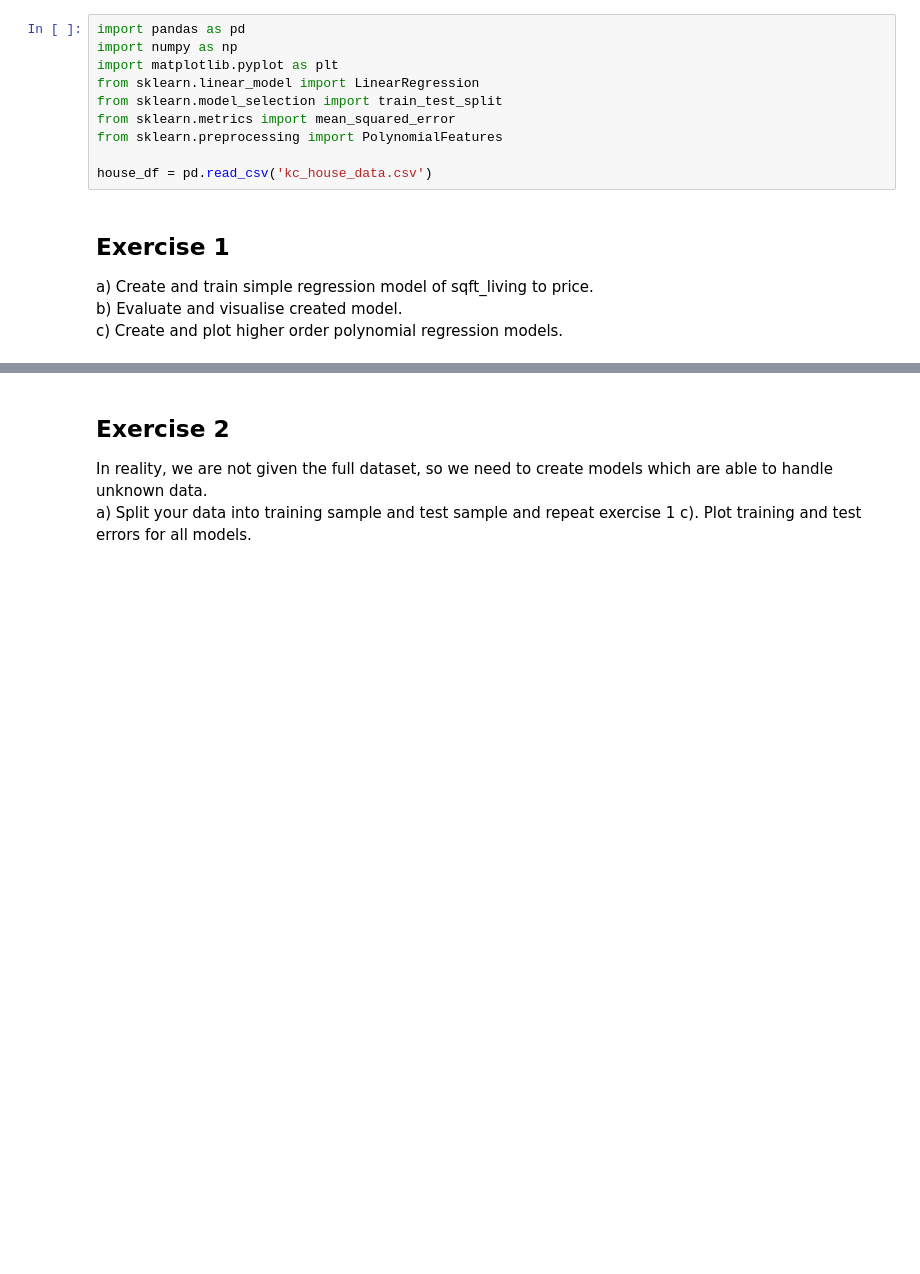
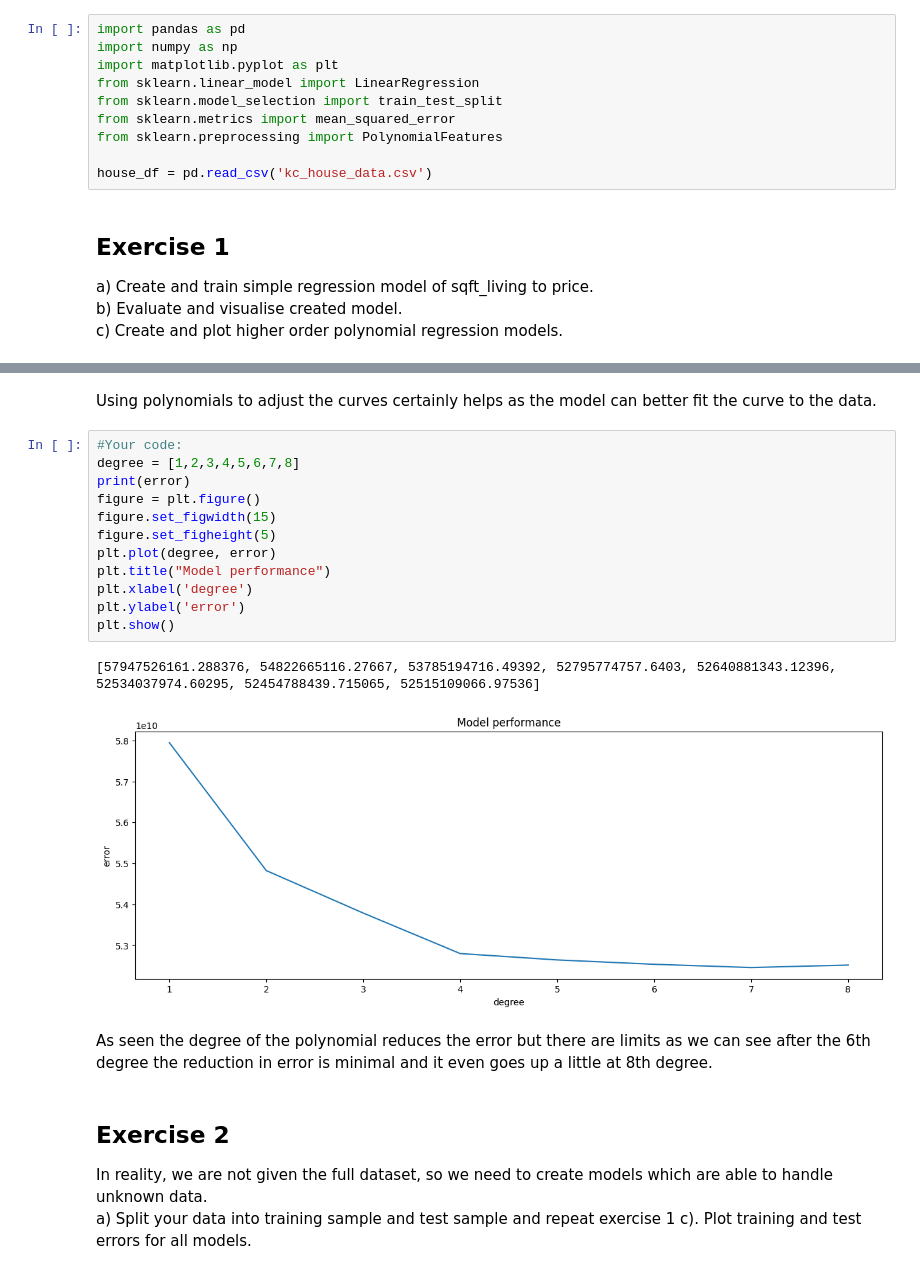
Before and after one commit to BloodyShrimp/Data_Analysis_2022-23, a Jupyter notebook: Assignment_2/Assignment_2_Szymon_Werk.ipynb, the cells around one changed output, grey strips where cells are left out. Saved outputs shown, nothing was run; the diff lists cells and outputs as text; blank space fills up the shorter version.

```diff
--- a/Assignment_2/Assignment_2_Szymon_Werk.ipynb
+++ b/Assignment_2/Assignment_2_Szymon_Werk.ipynb
@@ -66,3 +90,22 @@ for order in range(1,9):
+# %% [markdown]
+Using polynomials to adjust the curves certainly helps as the model can better fit the curve to the data.
+# %%
+#Your code:
+degree = [1,2,3,4,5,6,7,8]
+print(error)
+figure = plt.figure()
+figure.set_figwidth(15)
+figure.set_figheight(5)
+plt.plot(degree, error)
+plt.title("Model performance")
+plt.xlabel('degree')
+plt.ylabel('error')
+plt.show()
+# %% [output]
+[57947526161.288376, 54822665116.27667, 53785194716.49392, 52795774757.6403, 52640881343.12396, 52534037974.60295, 52454788439.715065, 52515109066.97536]
+[figure, added]
+# %% [markdown]
+As seen the degree of the polynomial reduces the error but there are limits as we can see after the 6th degree the reduction in error is minimal and it even goes up a little at 8th degree.
 # %% [markdown]
 ## Exercise 2
 In reality, we are not given the full dataset, so we need to create models which are able to handle unknown data.
```
Also changed, not shown: parts of 12 cells of this notebook, 2 other files.
